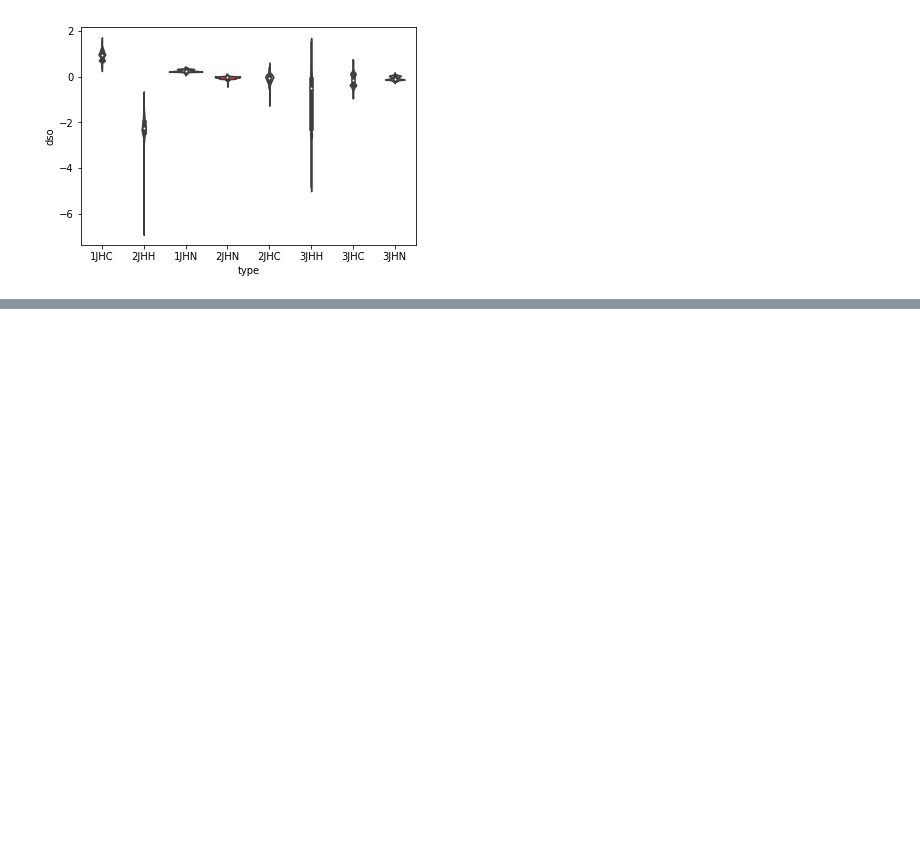
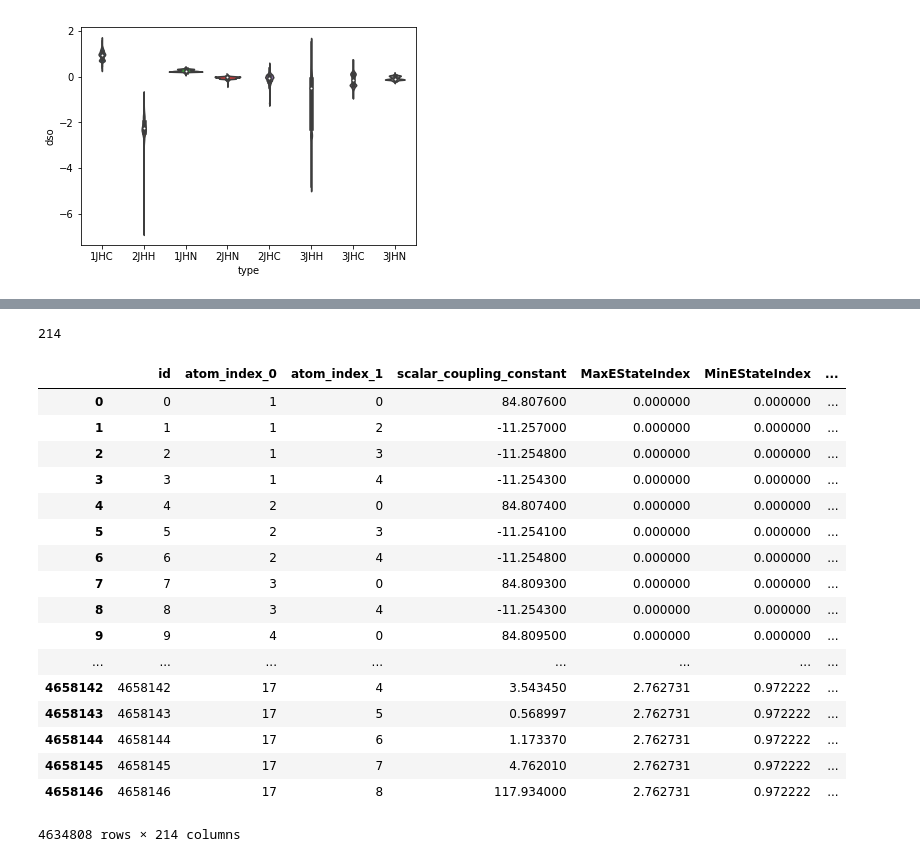
Before and after one commit to ykskks/Kaggle-Predicting-Molecular-Properties, a Jupyter notebook: notebooks/first_eda.ipynb, the cells around one changed output, grey strips where cells are left out. Cells and saved outputs as stored; diff of their text form; code cells hidden in the pictures; blank space fills up the shorter version.

```diff
--- a/notebooks/first_eda.ipynb
+++ b/notebooks/first_eda.ipynb
@@ -165,0 +201,2 @@ sns.violinplot(x='type', y='dso', data=scalar)
+# %%
+train_ = train.merge(rdkit_desc_df, left_on='molecule_name', right_on='ids', how='left')
@@ -165,0 +213,2 @@ sns.violinplot(x='type', y='dso', data=scalar)
+# %%
+train_.drop('PropertyFunctor', axis=1, inplace=True)
@@ -165,0 +235,3 @@ sns.violinplot(x='type', y='dso', data=scalar)
+# %%
+tmp = train_[~train_.isnull().any(axis=1)]
+tmp.shape
@@ -165,0 +260,26 @@ sns.violinplot(x='type', y='dso', data=scalar)
+# %%
+num_cols = tmp.columns.values[(tmp.dtypes == 'int64') | (tmp.dtypes == 'float64')]
+len(num_cols)
+# %% [output]
+214
+# %%
+tmp[num_cols]
+# %% [output]
+|  | id | atom_index_0 | atom_index_1 | scalar_coupling_constant | MaxEStateIndex | MinEStateIndex | ... |
+| 0 | 0 | 1 | 0 | 84.807600 | 0.000000 | 0.000000 | ... |
+| 1 | 1 | 1 | 2 | -11.257000 | 0.000000 | 0.000000 | ... |
+| 2 | 2 | 1 | 3 | -11.254800 | 0.000000 | 0.000000 | ... |
+| 3 | 3 | 1 | 4 | -11.254300 | 0.000000 | 0.000000 | ... |
+| 4 | 4 | 2 | 0 | 84.807400 | 0.000000 | 0.000000 | ... |
+| 5 | 5 | 2 | 3 | -11.254100 | 0.000000 | 0.000000 | ... |
+| 6 | 6 | 2 | 4 | -11.254800 | 0.000000 | 0.000000 | ... |
+| 7 | 7 | 3 | 0 | 84.809300 | 0.000000 | 0.000000 | ... |
+| 8 | 8 | 3 | 4 | -11.254300 | 0.000000 | 0.000000 | ... |
+| 9 | 9 | 4 | 0 | 84.809500 | 0.000000 | 0.000000 | ... |
+| ... | ... | ... | ... | ... | ... | ... | ... |
+| 4658142 | 4658142 | 17 | 4 | 3.543450 | 2.762731 | 0.972222 | ... |
+| 4658143 | 4658143 | 17 | 5 | 0.568997 | 2.762731 | 0.972222 | ... |
+| 4658144 | 4658144 | 17 | 6 | 1.173370 | 2.762731 | 0.972222 | ... |
+| 4658145 | 4658145 | 17 | 7 | 4.762010 | 2.762731 | 0.972222 | ... |
+| 4658146 | 4658146 | 17 | 8 | 117.934000 | 2.762731 | 0.972222 | ... |
+4634808 rows × 214 columns
```
Also changed, not shown: parts of 30 cells of this notebook.
